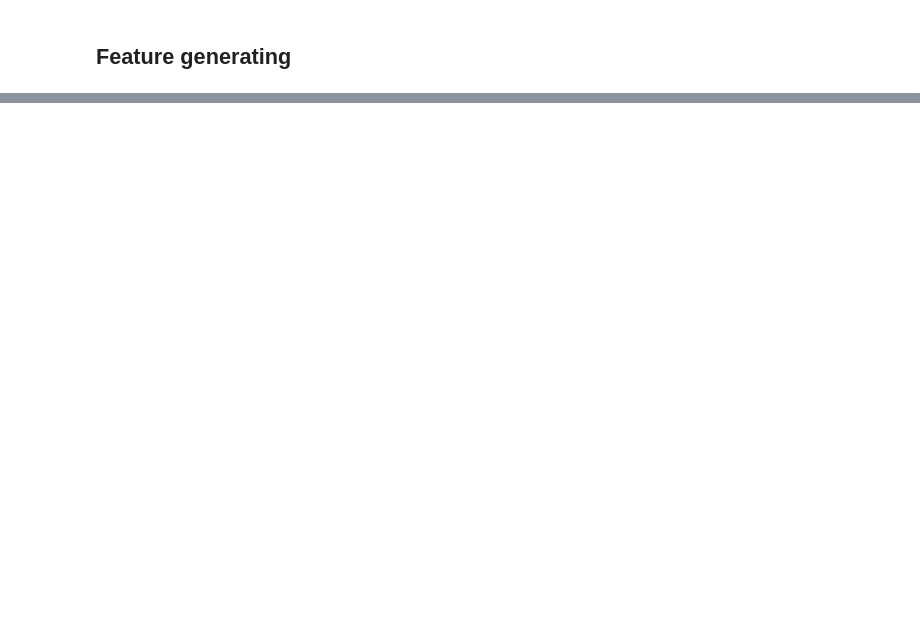
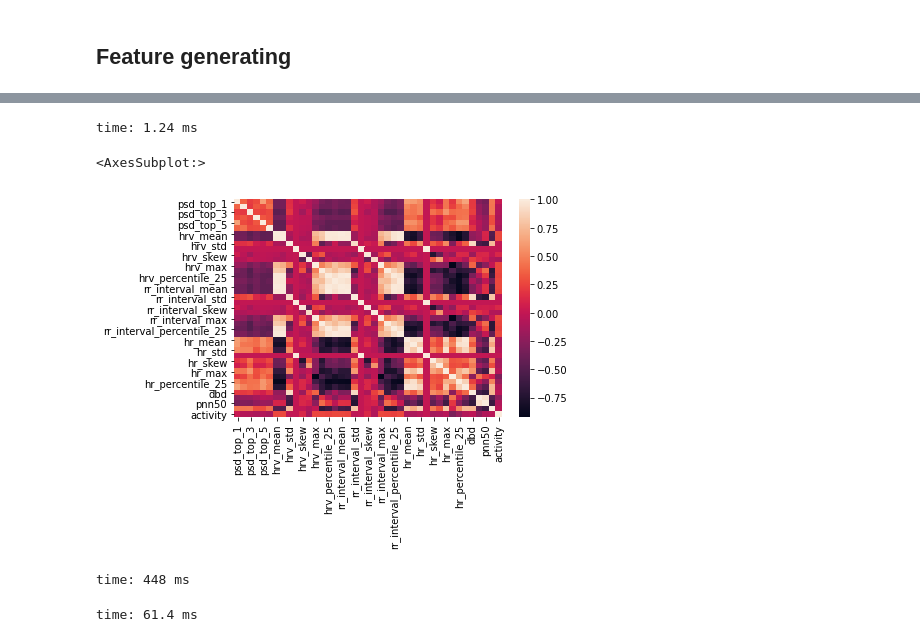
Before and after one commit to Midren/ActivityClassification, a Jupyter notebook: project.ipynb, the cells around one changed output, grey strips where cells are left out. Saved outputs shown, nothing was run; the diff lists cells and outputs as text; code cells hidden in the pictures; blank space fills up the shorter version.

```diff
--- a/project.ipynb
+++ b/project.ipynb
@@ -383,0 +375,3 @@ def get_rs(sig, show_step_visualization=False, lead=1):
+# %%
+rr_intervals = get_rr_intervals(get_rs(sig = get_signal(1, 'Lying down')[:500]))
+get_hr_features(rr_intervals, show_visualization=True)
@@ -398,9 +445,11 @@ def get_ecg_features(sig, lead=1):
 # %%
-X = []
-y = []
+data = []
 for signals, activity in signal_activity_pairs:
-    X.append(get_ecg_features(signals, lead=1))# + get_ecg_features(signals,lead=2))
-    y.append(activity)
-X = np.array(X)
-y = np.array(y)
+    data.append(get_ecg_features(signals, lead=1) +
+#                 get_ecg_features(signals,lead=2) +
+                [activity]
+               )
+
+# data = pd.DataFrame(data=data, columns=append_suffix(feature_names, "_1") + append_suffix(feature_names, "_2") + ['activity'])
+data = pd.DataFrame(data=data, columns=feature_names + ['activity'])
 # %% [output]
@@ -429,0 +494,24 @@ time: 222 µs
+# %%
+le = LabelEncoder()
+data.iloc[:, -1] = le.fit_transform(data.iloc[:,-1]).astype('float64')
+# %% [output]
+time: 1.24 ms
+# %%
+corr = data.corr()
+sns.heatmap(data.corr())
+# %% [output]
+<AxesSubplot:>
+[figure, added]
+time: 448 ms
+# %%
+columns = np.full((corr.shape[0],), True, dtype=bool)
+for i in range(corr.shape[0]):
+    for j in range(i+1, corr.shape[0]):
+        if corr.iloc[i,j] >= 0.9:
+            if columns[j]:
+                columns[j] = False
+
+selected_columns = data.columns[columns]
+data = data[selected_columns]
+# %% [output]
+time: 61.4 ms
```
Also changed, not shown: parts of 45 cells of this notebook.
